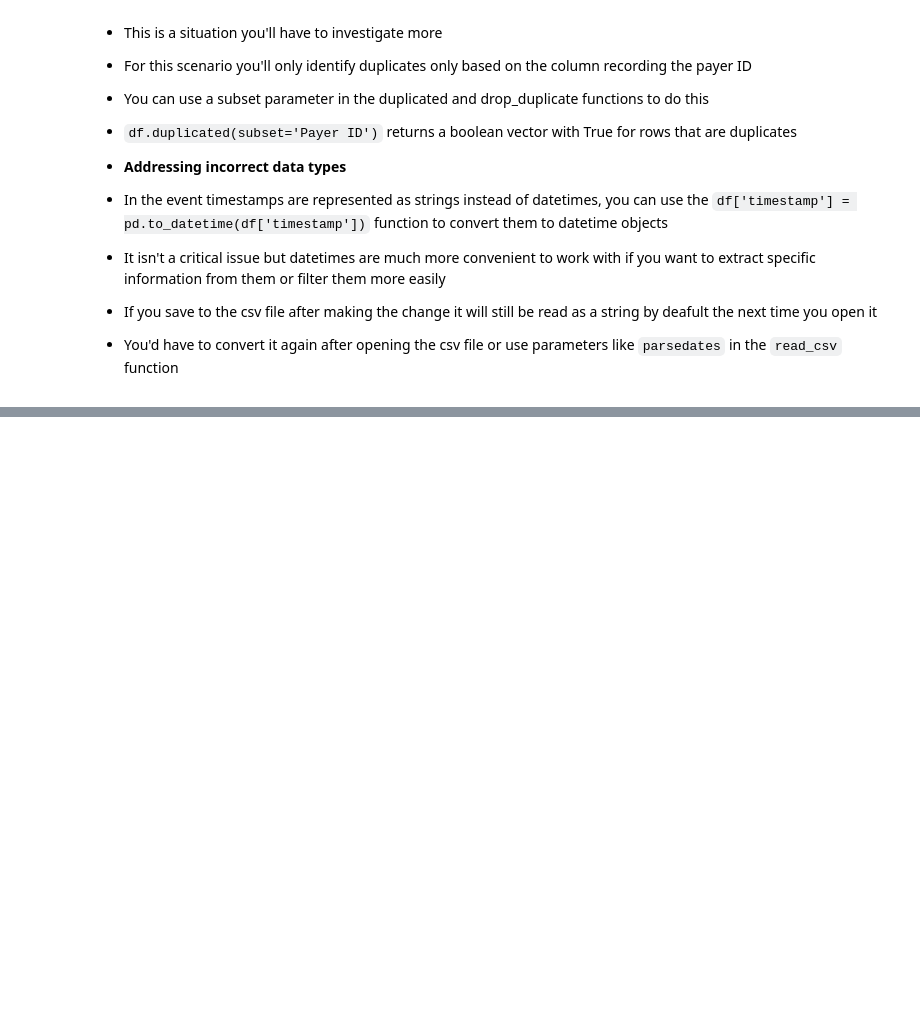
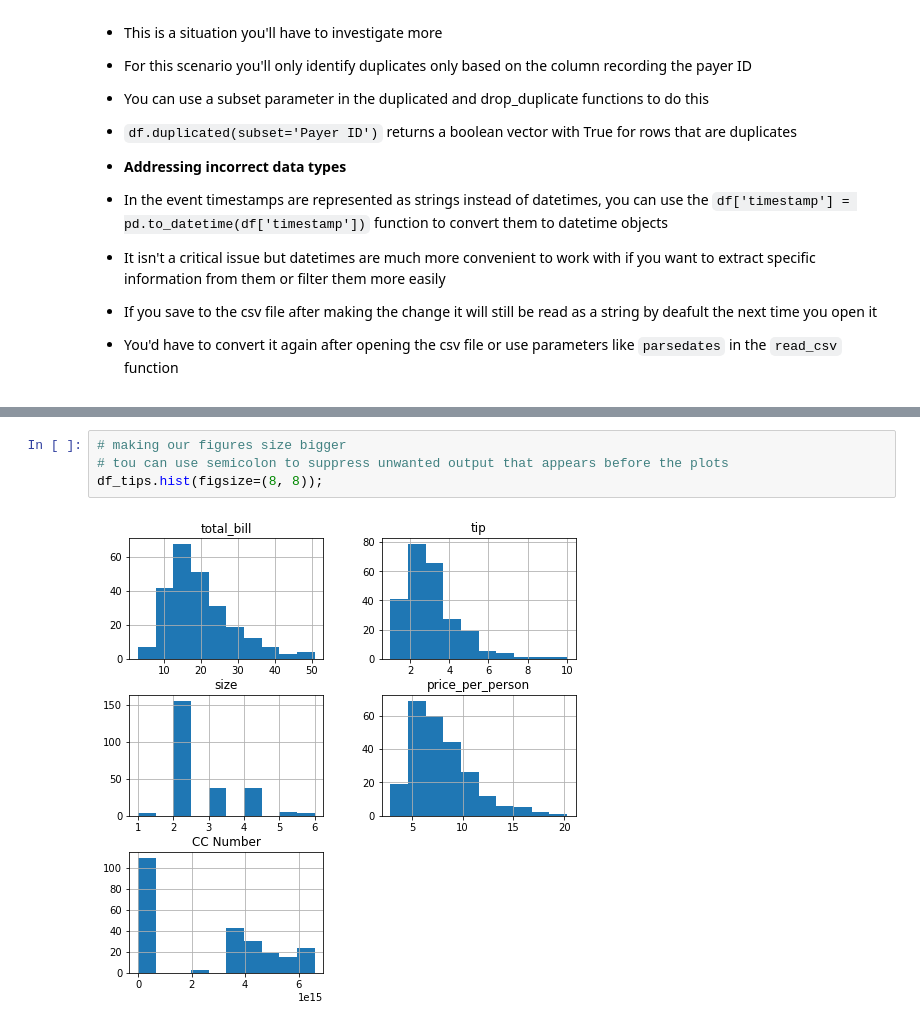
Before and after one commit to jumbamark/data_analysis, a Jupyter notebook: data_analysis_process/data_analysis.ipynb, the cells around one changed output, grey strips where cells are left out. Saved outputs shown, nothing was run; the diff lists cells and outputs as text; blank space fills up the shorter version.

```diff
--- a/data_analysis_process/data_analysis.ipynb
+++ b/data_analysis_process/data_analysis.ipynb
@@ -520,0 +568,6 @@ edited_df.head(10) # dropped row 5, the one marked as duplicate
+# %%
+# making our figures size bigger
+# tou can use semicolon to suppress unwanted output that appears before the plots
+df_tips.hist(figsize=(8, 8));
+# %% [output]
+[figure, added]
```
Also changed, not shown: parts of 13 cells of this notebook.
